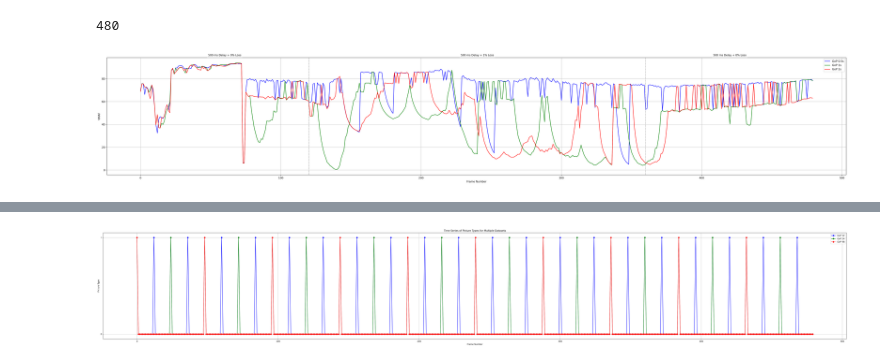
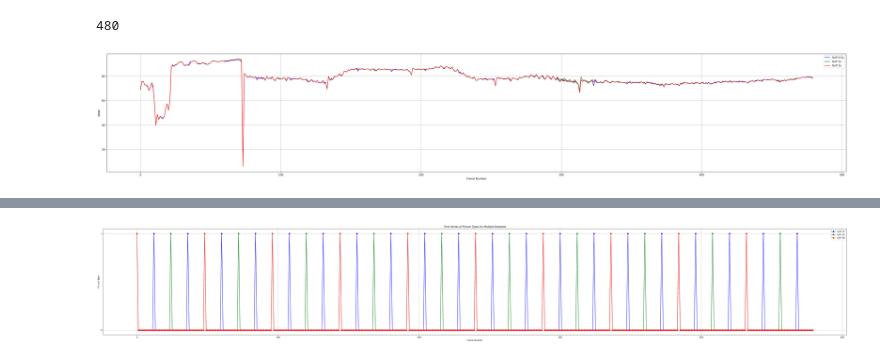
Before and after one commit to LasseWinkel/moq-dash-data, a Jupyter notebook: moq_quality/vmaf.ipynb, the cells around one changed output, grey strips where cells are left out. Saved outputs shown, nothing was run; the diff lists cells and outputs as text; code cells hidden in the pictures.

```diff
--- a/moq_quality/vmaf.ipynb
+++ b/moq_quality/vmaf.ipynb
@@ -15,9 +15,9 @@ def load_vmaf_data(file_path):
 
 def calculate_vmaf():
     # File paths for the three JSON files
-    file_paths = ['packet_loss_output_12.json',
-                'packet_loss_output_24.json',
-                'packet_loss_output_48.json']
+    file_paths = ['idle_naive_output_12_vs_12.json',
+                'idle_naive_output_24_vs_24.json',
+                'idle_naive_output_48_vs_48.json']
 
     # Load the VMAF data from each file
     vmaf_data = [load_vmaf_data(file_path) for file_path in file_paths]
@@ -25,37 +25,37 @@ def calculate_vmaf():
 
     # Plot the VMAF scores
     plt.figure(figsize=FIGSIZE, dpi=DPI)
     colors = ['b', 'g', 'r']
     labels = ['GoP 0.5s', 'GoP 1s', 'GoP 2s']
 
     for i, (frame_nums, vmaf_scores) in enumerate(vmaf_data):
         plt.plot(frame_nums[:SCOPE], vmaf_scores[:SCOPE],  linestyle='-', color=colors[i], label=labels[i])
 
     # Add background text
-    plt.axvline(x=120, color='grey', linestyle='--', linewidth=1)
+    """ plt.axvline(x=120, color='grey', linestyle='--', linewidth=1)
     plt.axvline(x=360, color='grey', linestyle='--', linewidth=1)
     plt.text(60, max(max(vmaf_scores) for _, vmaf_scores in vmaf_data) * 1.06, '500 ms Delay + 0% Loss',
              horizontalalignment='center', verticalalignment='bottom', color='black', fontsize=10,
              bbox=dict(facecolor='white', alpha=0.5, edgecolor='none'))
     plt.text(240, max(max(vmaf_scores) for _, vmaf_scores in vmaf_data) * 1.06, '500 ms Delay + 1% Loss',
              horizontalalignment='center', verticalalignment='bottom', color='black', fontsize=10,
              bbox=dict(facecolor='white', alpha=0.5, edgecolor='none'))
     plt.text(420, max(max(vmaf_scores) for _, vmaf_scores in vmaf_data) * 1.06, '500 ms Delay + 0% Loss',
              horizontalalignment='center', verticalalignment='bottom', color='black', fontsize=10,
-             bbox=dict(facecolor='white', alpha=0.5, edgecolor='none'))
+             bbox=dict(facecolor='white', alpha=0.5, edgecolor='none')) """
 
     # plt.title('VMAF across Frames for Different Outputs')
     plt.xlabel('Frame Number')
     plt.ylabel('VMAF')
     plt.legend()
     plt.grid(True)
 
-    plt.savefig(f'plots/dynamic-packet-loss-vmaf-over-time.pdf', bbox_inches='tight')
+    plt.savefig(f'plots/idle-naive-gop-vs-gop-vmaf-over-time.pdf', bbox_inches='tight')
 
 calculate_vmaf()
 # %% [output]
 480
-[figure, old version]
+[figure, new version]
 # %%
 # Function to read JSON data from a file
 def read_json_from_file(file_path):
```
Also changed, not shown: parts of 2 cells of this notebook, 7 other files.
